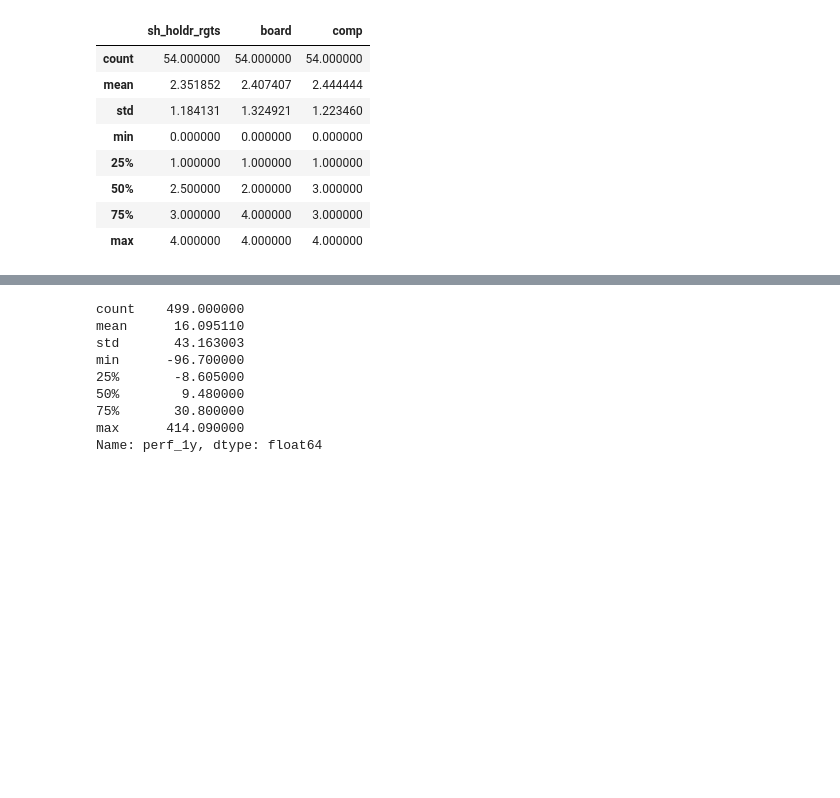
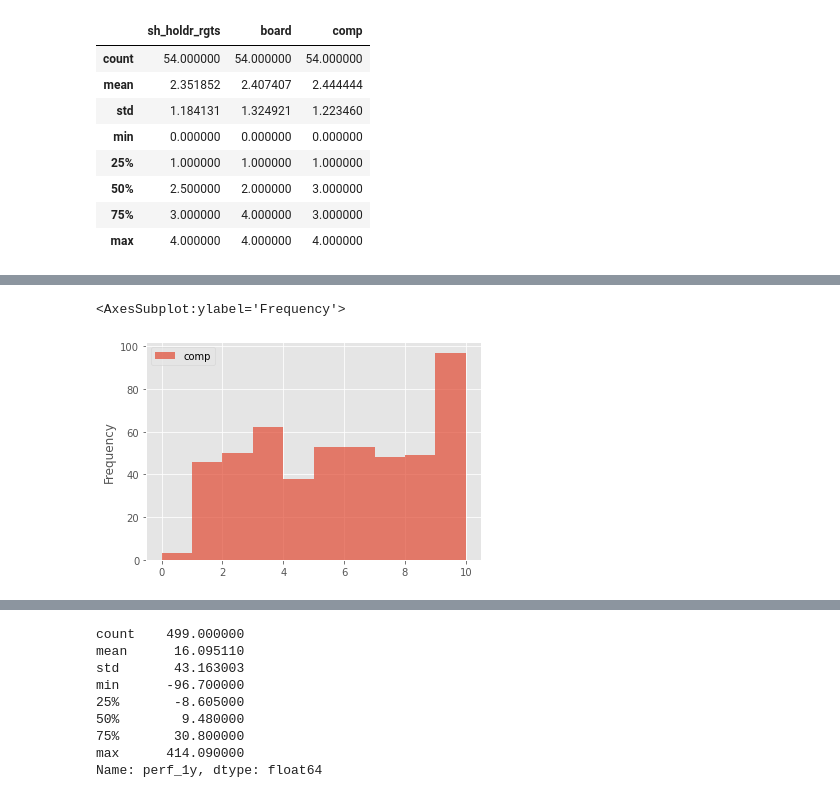
Before and after one commit to egn202/Python_Scrapy_SP500_Stocks, a Jupyter notebook: clean_data/data_analysis_esg_governance.ipynb, the cells around one changed output, grey strips where cells are left out. Drawn from its saved outputs; the diff is of its cells as text; code cells hidden in the pictures; blank space fills up the shorter version.

```diff
--- a/clean_data/data_analysis_esg_governance.ipynb
+++ b/clean_data/data_analysis_esg_governance.ipynb
@@ -94,0 +120,7 @@ merge1.describe()
+# %%
+gov = df[['comp']]
+# gov.to_csv('test.csv')
+gov.plot.hist(bins=10,alpha=0.7)
+# %% [output]
+<AxesSubplot:ylabel='Frequency'>
+[figure, added]
```
Also changed, not shown: parts of 7 cells of this notebook, 2 other files.
